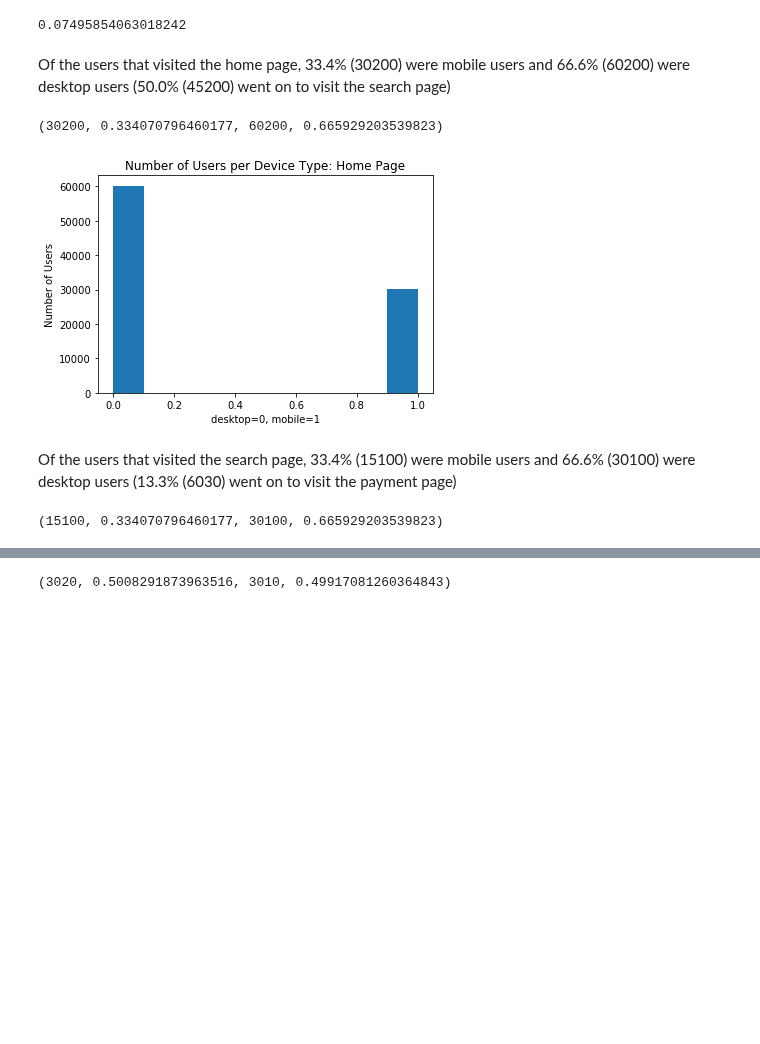
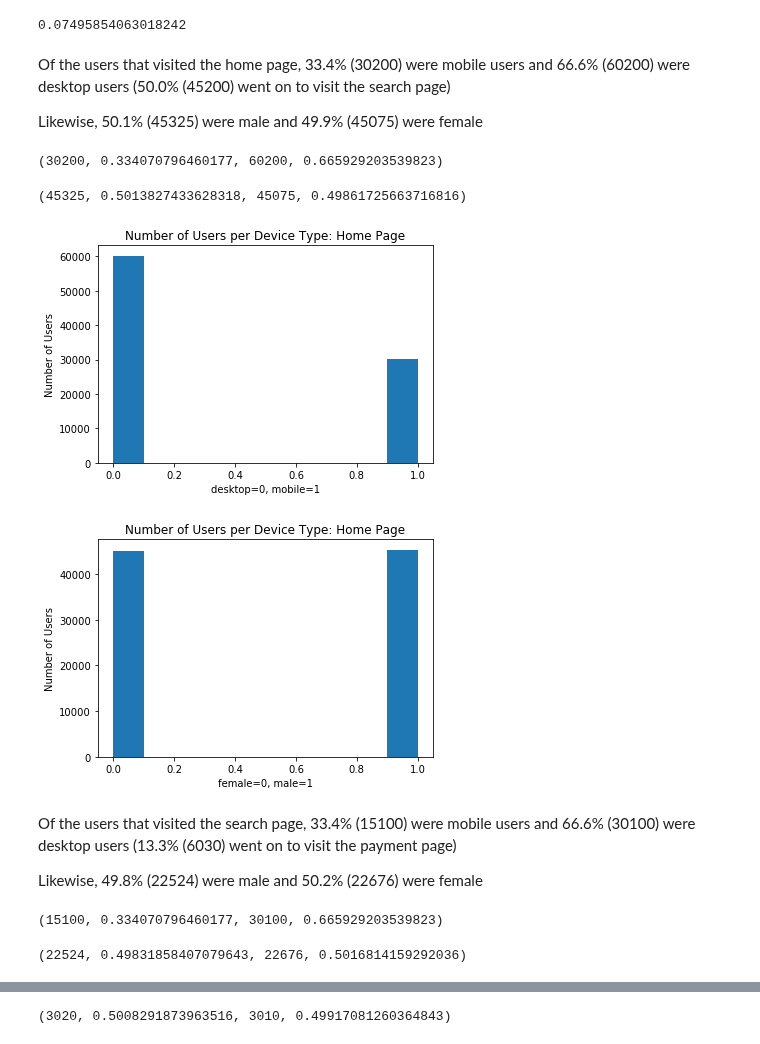
Before and after one commit to ernestpicato/take-home-practice, a Jupyter notebook: funnel-analysis/funnel-eda.ipynb, the cells around one changed output, grey strips where cells are left out. Cells and saved outputs as stored; diff of their text form; code cells hidden in the pictures; blank space fills up the shorter version.

```diff
--- a/funnel-analysis/funnel-eda.ipynb
+++ b/funnel-analysis/funnel-eda.ipynb
@@ -41,6 +41,8 @@ df_merged['payment_page'].replace('payment_page', 1, inplace=True)
 df_merged['payment_confirmation_page'].replace('payment_confirmation_page', 1, inplace=True)
 # %%
 df_merged['mobile'] = pd.get_dummies(df_merged['device'], drop_first=True)
+# %%
+df_merged['male'] = pd.get_dummies(df_merged['sex'], drop_first=True)
 # %%
 df_merged.head()
 # %% [output]
@@ -117,22 +119,40 @@ payment_pg_all = df_merged[df_merged['payment_page']==1]
 payment_confirmation_pg_all = df_merged[df_merged['payment_confirmation_page']==1]
 # %% [markdown]
 Of the users that visited the home page, 33.4% (30200) were mobile users and 66.6% (60200) were desktop users (50.0% (45200) went on to visit the search page)
+
+Likewise, 50.1% (45325) were male and 49.9% (45075) were female
 # %%
 sum(df_merged['mobile']==1), 1.0*sum(df_merged['mobile']==1)/len(df_merged), sum(df_merged['mobile']==0), 1.0*sum(df_merged['mobile']==0)/len(df_merged)
 # %% [output]
 (30200, 0.334070796460177, 60200, 0.665929203539823)
+# %%
+sum(df_merged['male']==1), 1.0*sum(df_merged['male']==1)/len(df_merged), sum(df_merged['male']==0), 1.0*sum(df_merged['male']==0)/len(df_merged)
+# %% [output]
+(45325, 0.5013827433628318, 45075, 0.49861725663716816)
 # %%
-plt.hist(df_merged['mobile'])
+device_home = plt.hist(df_merged['mobile'])
 plt.xlabel('desktop=0, mobile=1')
 plt.ylabel('Number of Users')
 plt.title('Number of Users per Device Type: Home Page')
-plt.show()
+plt.show(device_home)
+sex_home = plt.hist(df_merged['male'])
+plt.xlabel('female=0, male=1')
+plt.ylabel('Number of Users')
+plt.title('Number of Users per Device Type: Home Page')
+plt.show(sex_home)
 # %% [output]
 [figure]
+[figure, added]
 # %% [markdown]
 Of the users that visited the search page, 33.4% (15100) were mobile users and 66.6% (30100) were desktop users (13.3% (6030) went on to visit the payment page)
+
+Likewise, 49.8% (22524) were male and 50.2% (22676) were female
 # %%
 sum(search_pg_all['mobile']==1), 1.0*sum(search_pg_all['mobile']==1)/len(search_pg_all), sum(search_pg_all['mobile']==0), 1.0*sum(search_pg_all['mobile']==0)/len(search_pg_all)
 # %% [output]
 (15100, 0.334070796460177, 30100, 0.665929203539823)
+# %%
+sum(search_pg_all['male']==1), 1.0*sum(search_pg_all['male']==1)/len(search_pg_all), sum(search_pg_all['male']==0), 1.0*sum(search_pg_all['male']==0)/len(search_pg_all)
+# %% [output]
+(22524, 0.49831858407079643, 22676, 0.5016814159292036)
 # %%
```
Also changed, not shown: parts of 14 cells of this notebook.
